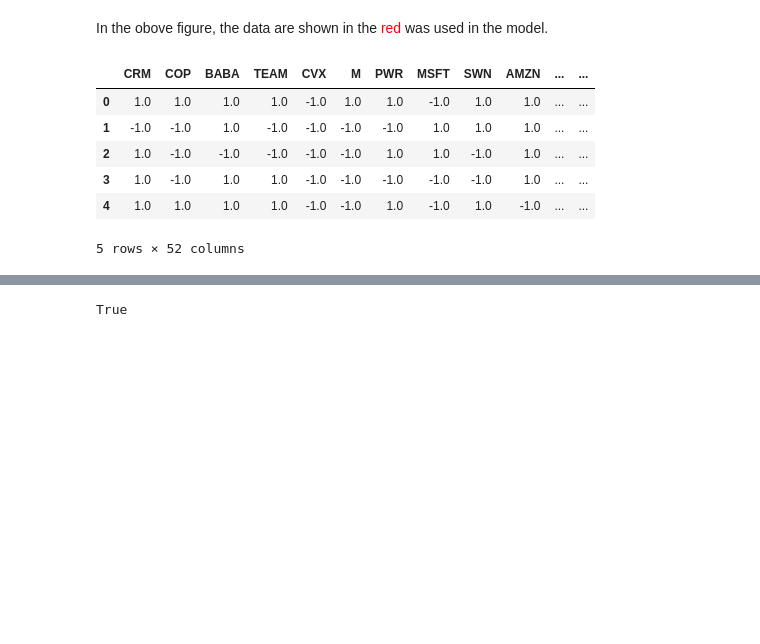
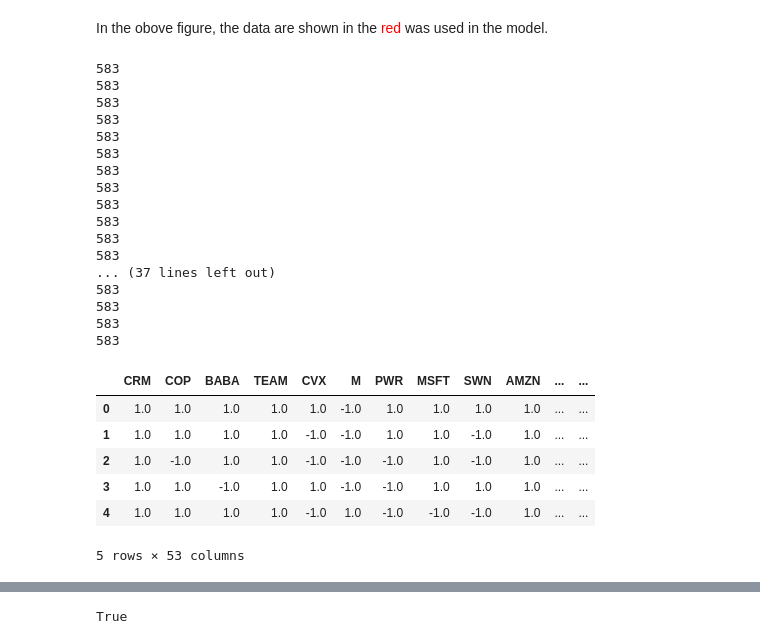
Before and after one commit to madarshahian/Stock_manipulation, a Jupyter notebook: Stock_tree.ipynb, the cells around one changed output, grey strips where cells are left out. Cells and saved outputs as stored; diff of their text form; code cells hidden in the pictures; blank space fills up the shorter version.

```diff
--- a/Stock_tree.ipynb
+++ b/Stock_tree.ipynb
@@ -33,26 +33,44 @@ In the obove figure, the data are shown in the  <font color='red'>red</font> was
 # %%
 #%%
 stocks_list = ['CRM', 'COP', 'BABA', 'TEAM', 'CVX', 'M', 'PWR', 'MSFT', 'SWN', 'AMZN',\
                'SAP','NFLX', 'SHOP', 'TWTR', 'DAL', 'TNK', 'LUV', 'NICE', 'TRU', \
                'FOSL', 'TGP', 'TTD', 'SQ', 'T', 'NCLH', 'CI', 'OXY', 'WMT', 'DHT', 'USO',\
                'BA', 'FTAI', 'KOS', 'BB', 'MRO', 'SLB', 'SNE', 'LMT', 'AAPL', 'JPM', 'ET', 'TSLA', \
-               'INSW', 'FB', 'MUR', 'XOM', 'FRO', 'BP', 'WFC', 'TOT', 'KO', 'NOW']
+               'INSW', 'FB', 'MUR', 'XOM', 'FRO', 'BP', 'WFC', 'TOT', 'KO', 'NOW','SBUX']
 responce_list= ['SPY']#'QQQ',
 hist_input = dict()
 for stock in stocks_list:
-    h=pdr.get_data_yahoo(stock, start="2017-01-01", end="2020-04-28",progress=False)['Adj Close'].values
+    h=pdr.get_data_yahoo(stock, start="2018-01-01", end="2020-04-28",progress=False)['Adj Close'].values
     h_diff = np.sign(np.diff(h)+1e-10)
     hist_input.update({stock:h_diff})
+    print(len(h))
 Input_data = pd.DataFrame.from_dict(hist_input)
 Input_data.head()
 # %% [output]
+583
+583
+583
+583
+583
+583
+583
+583
+583
+583
+583
+583
+... (37 lines left out)
+583
+583
+583
+583
 |  | CRM | COP | BABA | TEAM | CVX | M | PWR | MSFT | SWN | AMZN | ... | ... |
-| 0 | 1.0 | 1.0 | 1.0 | 1.0 | -1.0 | 1.0 | 1.0 | -1.0 | 1.0 | 1.0 | ... | ... |
-| 1 | -1.0 | -1.0 | 1.0 | -1.0 | -1.0 | -1.0 | -1.0 | 1.0 | 1.0 | 1.0 | ... | ... |
-| 2 | 1.0 | -1.0 | -1.0 | -1.0 | -1.0 | -1.0 | 1.0 | 1.0 | -1.0 | 1.0 | ... | ... |
-| 3 | 1.0 | -1.0 | 1.0 | 1.0 | -1.0 | -1.0 | -1.0 | -1.0 | -1.0 | 1.0 | ... | ... |
-| 4 | 1.0 | 1.0 | 1.0 | 1.0 | -1.0 | -1.0 | 1.0 | -1.0 | 1.0 | -1.0 | ... | ... |
+| 0 | 1.0 | 1.0 | 1.0 | 1.0 | 1.0 | -1.0 | 1.0 | 1.0 | 1.0 | 1.0 | ... | ... |
+| 1 | 1.0 | 1.0 | 1.0 | 1.0 | -1.0 | -1.0 | 1.0 | 1.0 | -1.0 | 1.0 | ... | ... |
+| 2 | 1.0 | -1.0 | 1.0 | 1.0 | -1.0 | -1.0 | -1.0 | 1.0 | -1.0 | 1.0 | ... | ... |
+| 3 | 1.0 | 1.0 | -1.0 | 1.0 | 1.0 | -1.0 | -1.0 | 1.0 | 1.0 | 1.0 | ... | ... |
+| 4 | 1.0 | 1.0 | 1.0 | 1.0 | -1.0 | 1.0 | -1.0 | -1.0 | -1.0 | 1.0 | ... | ... |
-5 rows × 52 columns
+5 rows × 53 columns
 # %%
 #responce
 o = pdr.get_data_yahoo(responce_list[0], start="2017-01-01", end="2020-04-28",progress=False)['Adj Close'].values
```
Also changed, not shown: parts of 5 cells of this notebook, 2 other files.
